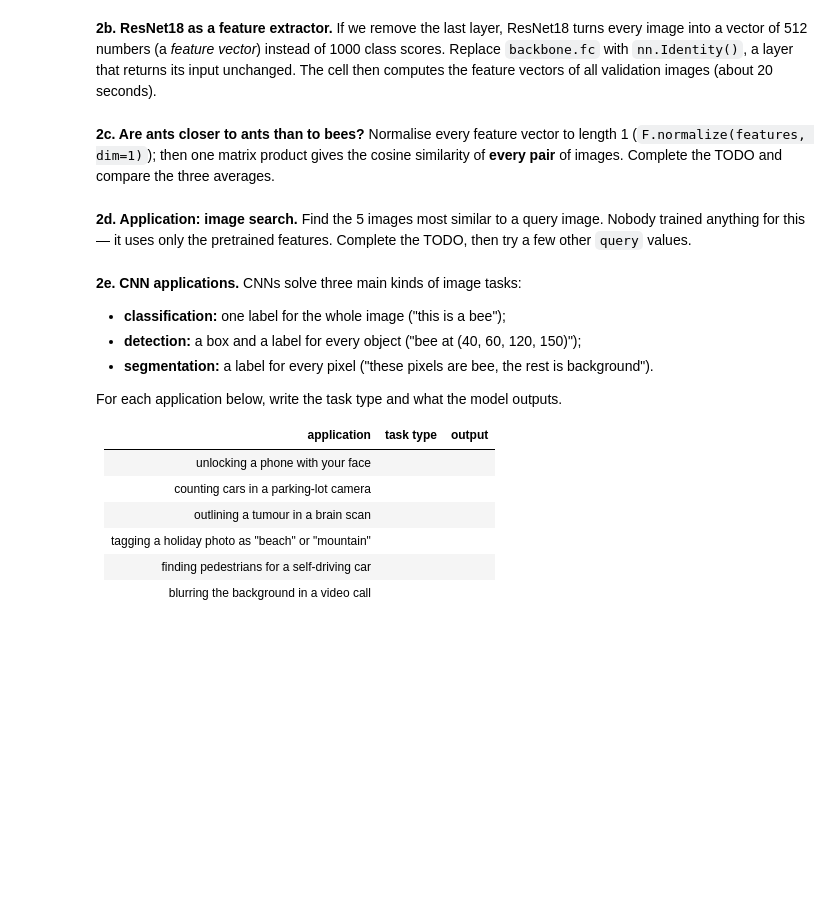
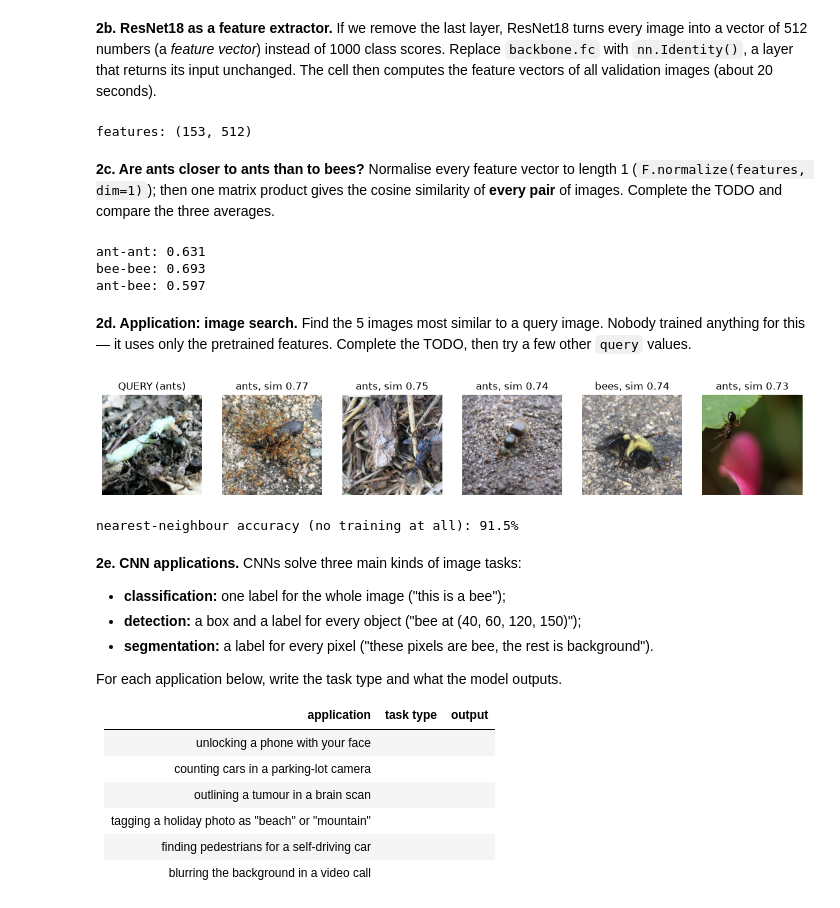
Before and after one commit to nursoulqxw/Deep_Learning_Course, a Jupyter notebook: week6/CSCI1409_Week06_Homework_4266.ipynb, the cells around one changed output. Saved outputs shown, nothing was run; the diff lists cells and outputs as text; code cells hidden in the pictures; blank space fills up the shorter version.

```diff
--- a/week6/CSCI1409_Week06_Homework_4266.ipynb
+++ b/week6/CSCI1409_Week06_Homework_4266.ipynb
@@ -148,7 +189,7 @@ assert torch.allclose(mine, torch.stack([F.cosine_similarity(a, v, dim=0) for v
 **2b. ResNet18 as a feature extractor.** If we remove the last layer, ResNet18 turns every image into a vector of 512 numbers (a *feature vector*) instead of 1000 class scores. Replace `backbone.fc` with `nn.Identity()`, a layer that returns its input unchanged. The cell then computes the feature vectors of all validation images (about 20 seconds).
 # %%
 backbone = torchvision.models.resnet18(weights=weights)
-# TODO: replace the last layer with nn.Identity()
+backbone.fc = nn.Identity()
 
 backbone.eval()
 features, labels = [], []
@@ -158,10 +199,12 @@ with torch.no_grad():
 features, labels = torch.cat(features), torch.cat(labels)
 print("features:", tuple(features.shape))
 assert features.shape == (len(val_set), 512)
+# %% [output]
+features: (153, 512)
 # %% [markdown]
 **2c. Are ants closer to ants than to bees?** Normalise every feature vector to length 1 (`F.normalize(features, dim=1)`); then one matrix product gives the cosine similarity of **every pair** of images. Complete the TODO and compare the three averages.
 # %%
-unit = None                                    # TODO: feature vectors scaled to length 1
+unit = features / features.norm(dim=1, keepdim=True)   # or F.normalize(features, dim=1)                               # TODO: feature vectors scaled to length 1
 sims = unit @ unit.T                           # sims[i, j] = cosine similarity of images i and j
 assert torch.allclose(torch.diagonal(sims), torch.ones(len(val_set)), atol=1e-4)
 
@@ -170,25 +213,32 @@ off_diag = ~torch.eye(len(val_set), dtype=torch.bool)  # ignore each image's sim
 print(f"ant-ant: {sims[ant][:, ant][off_diag[ant][:, ant]].mean():.3f}")
 print(f"bee-bee: {sims[bee][:, bee][off_diag[bee][:, bee]].mean():.3f}")
 print(f"ant-bee: {sims[ant][:, bee].mean():.3f}")
+# %% [output]
+ant-ant: 0.631
+bee-bee: 0.693
+ant-bee: 0.597
 # %% [markdown]
 **2d. Application: image search.** Find the 5 images most similar to a query image. Nobody trained anything for this — it uses only the pretrained features. Complete the TODO, then try a few other `query` values.
 # %%
 query = 3
 scores = sims[query].clone()
 scores[query] = -1                             # do not return the query itself
-nearest = None                                 # TODO: indices of the 5 largest scores (torch.topk(...).indices)
+nearest = torch.topk(scores, 5).indices                        # TODO: indices of the 5 largest scores (torch.topk(...).indices)
 assert len(nearest) == 5 and query not in nearest
 
 fig, axes = plt.subplots(1, 6, figsize=(15, 2.8))
 axes[0].imshow(show(val_set[query][0])); axes[0].set_title(f"QUERY ({val_set.classes[labels[query]]})")
 for ax, j in zip(axes[1:], nearest):
     ax.imshow(show(val_set[j][0])); ax.set_title(f"{val_set.classes[labels[j]]}, sim {sims[query, j]:.2f}")
 for ax in axes: ax.axis("off")
 plt.show()
 
 # Use the nearest neighbour as a classifier: predict the class of the single most similar other image
 nn_pred = labels[(sims - 2 * torch.eye(len(val_set))).argmax(dim=1)]
 print(f"nearest-neighbour accuracy (no training at all): {(nn_pred == labels).float().mean():.1%}")
+# %% [output]
+[figure, added]
+nearest-neighbour accuracy (no training at all): 91.5%
 # %% [markdown]
 **2e. CNN applications.** CNNs solve three main kinds of image tasks:
 - **classification:** one label for the whole image ("this is a bee");
```
Also changed, not shown: parts of 16 cells of this notebook, 32 other files.
